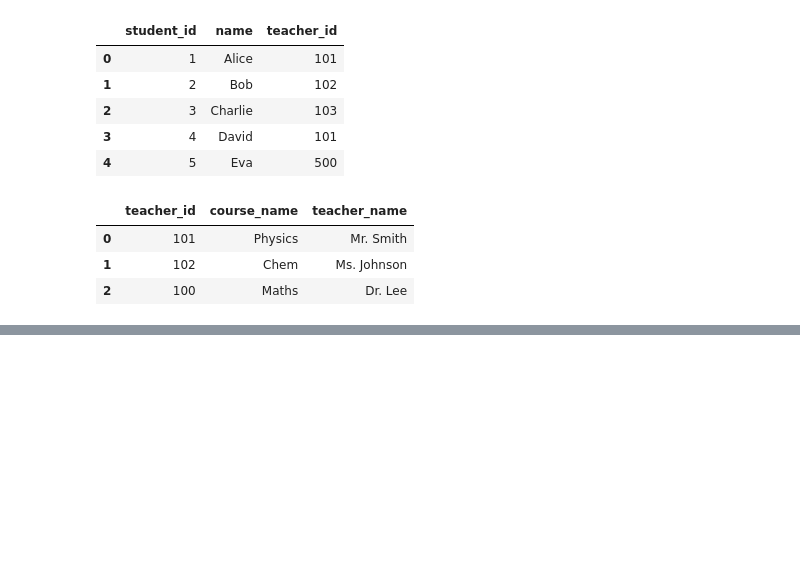
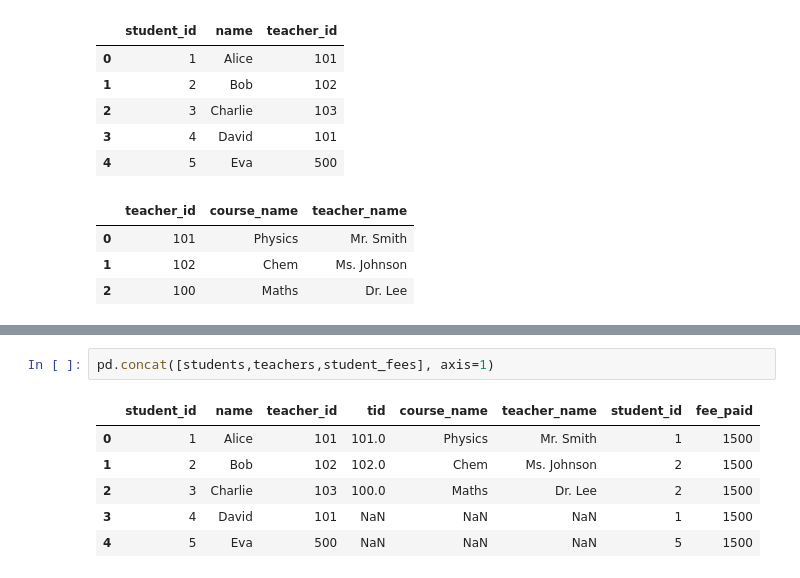
Before and after one commit to smmartprogrammer/modernpython, a Jupyter notebook: class19(pandasgroupby_filtering).ipynb, the cells around one changed output, grey strips where cells are left out. Saved outputs shown, nothing was run; the diff lists cells and outputs as text; blank space fills up the shorter version.

```diff
--- a/class19(pandasgroupby_filtering).ipynb
+++ b/class19(pandasgroupby_filtering).ipynb
@@ -1135,0 +1212,9 @@ KeyError: 'tid'
+# %%
+pd.concat([students,teachers,student_fees], axis=1)
+# %% [output]
+|  | student_id | name | teacher_id | tid | course_name | teacher_name | student_id | fee_paid |
+| 0 | 1 | Alice | 101 | 101.0 | Physics | Mr. Smith | 1 | 1500 |
+| 1 | 2 | Bob | 102 | 102.0 | Chem | Ms. Johnson | 2 | 1500 |
+| 2 | 3 | Charlie | 103 | 100.0 | Maths | Dr. Lee | 2 | 1500 |
+| 3 | 4 | David | 101 | NaN | NaN | NaN | 1 | 1500 |
+| 4 | 5 | Eva | 500 | NaN | NaN | NaN | 5 | 1500 |
```
Also changed, not shown: parts of 26 cells of this notebook.
